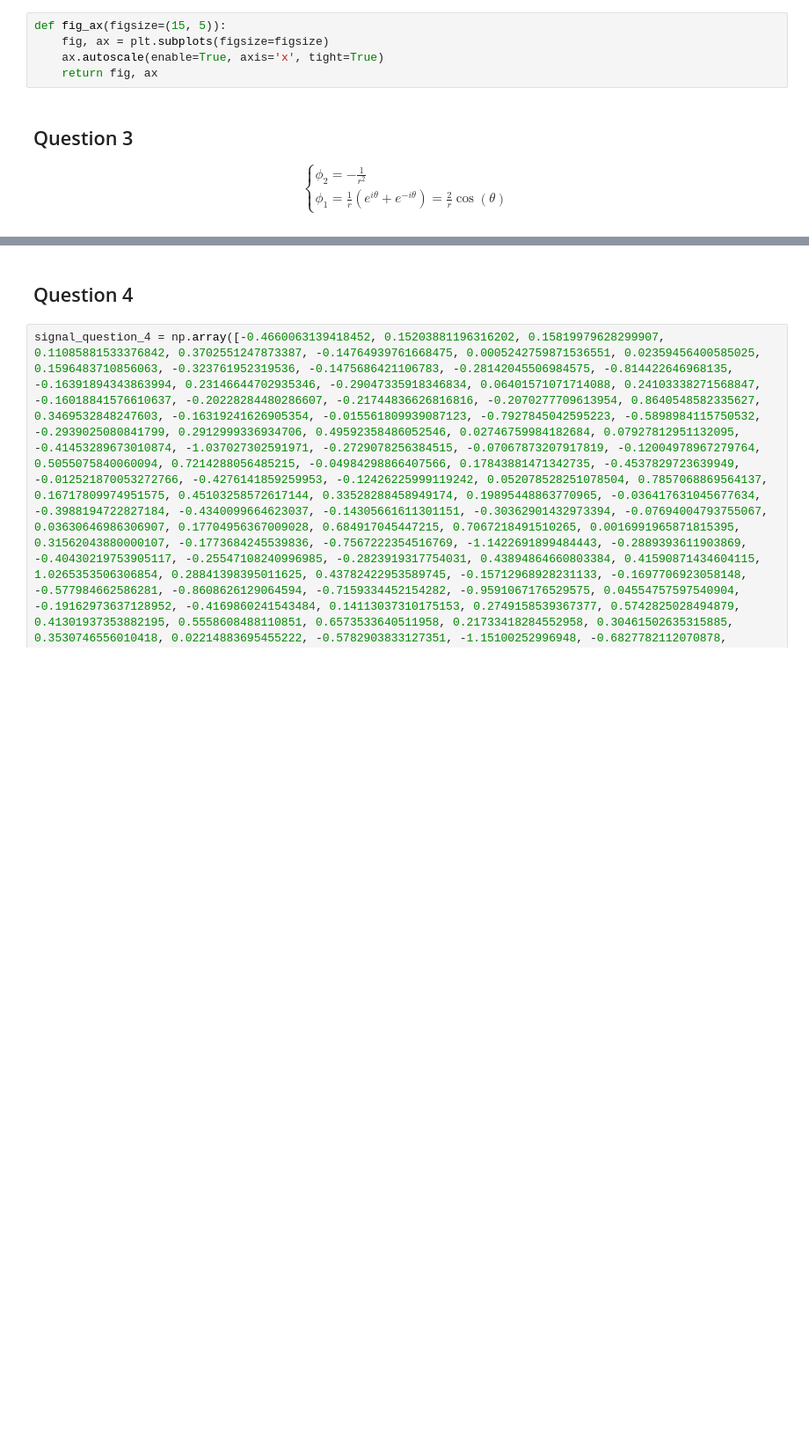
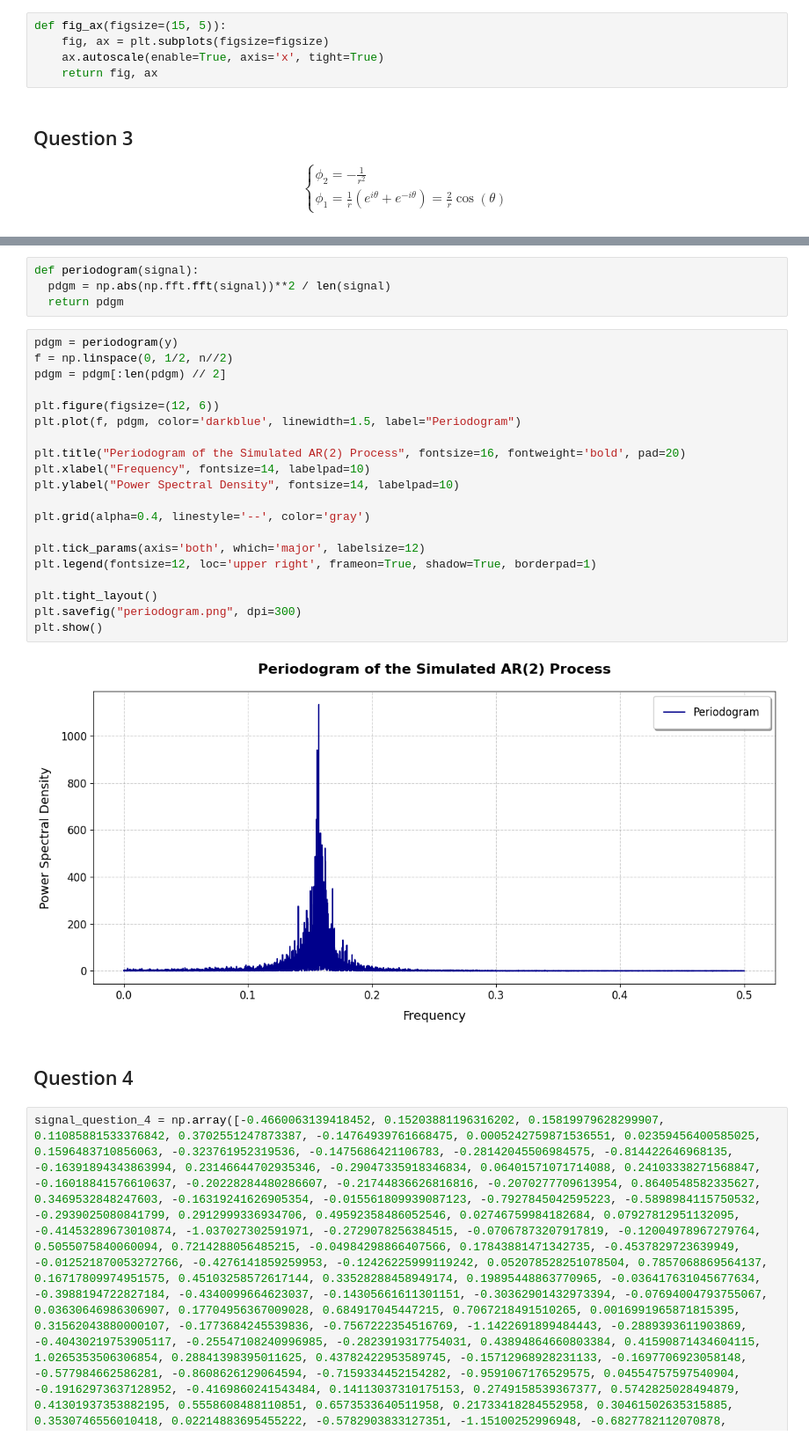
Before and after one commit to NailKhelifa/MVA_Times_Series_ML_Homeworks, a Jupyter notebook: Assignment 2 (ML for TS) - MVA/Assignment 2.ipynb, the cells around one changed output, grey strips where cells are left out. Shown at 88% size. Cells and saved outputs as stored; diff of their text form; blank space fills up the shorter version.

```diff
--- a/Assignment 2 (ML for TS) - MVA/Assignment 2.ipynb
+++ b/Assignment 2 (ML for TS) - MVA/Assignment 2.ipynb
@@ -47,3 +54,29 @@ plt.show()
+# %%
+def periodogram(signal):
+  pdgm = np.abs(np.fft.fft(signal))**2 / len(signal)
+  return pdgm
+# %%
+pdgm = periodogram(y)
+f = np.linspace(0, 1/2, n//2)
+pdgm = pdgm[:len(pdgm) // 2]
+
+plt.figure(figsize=(12, 6))
+plt.plot(f, pdgm, color='darkblue', linewidth=1.5, label="Periodogram")
+
+plt.title("Periodogram of the Simulated AR(2) Process", fontsize=16, fontweight='bold', pad=20)
+plt.xlabel("Frequency", fontsize=14, labelpad=10)
+plt.ylabel("Power Spectral Density", fontsize=14, labelpad=10)
+
+plt.grid(alpha=0.4, linestyle='--', color='gray')
+
+plt.tick_params(axis='both', which='major', labelsize=12)
+plt.legend(fontsize=12, loc='upper right', frameon=True, shadow=True, borderpad=1)
+
+plt.tight_layout()
+plt.savefig("periodogram.png", dpi=300)
+plt.show()
+# %% [output]
+[figure, added]
 # %% [markdown]
 ## Question 4
 # %%
```
Also changed, not shown: parts of 2 cells of this notebook.
